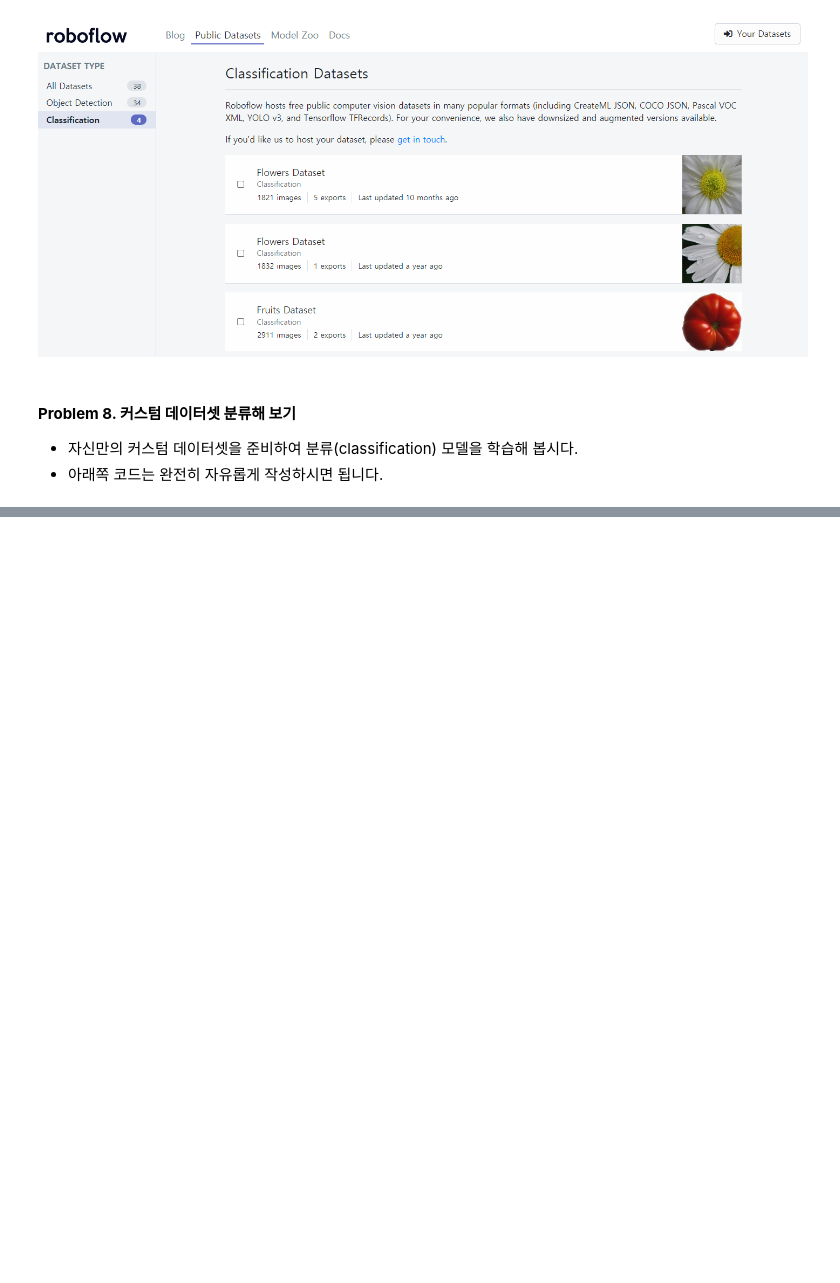
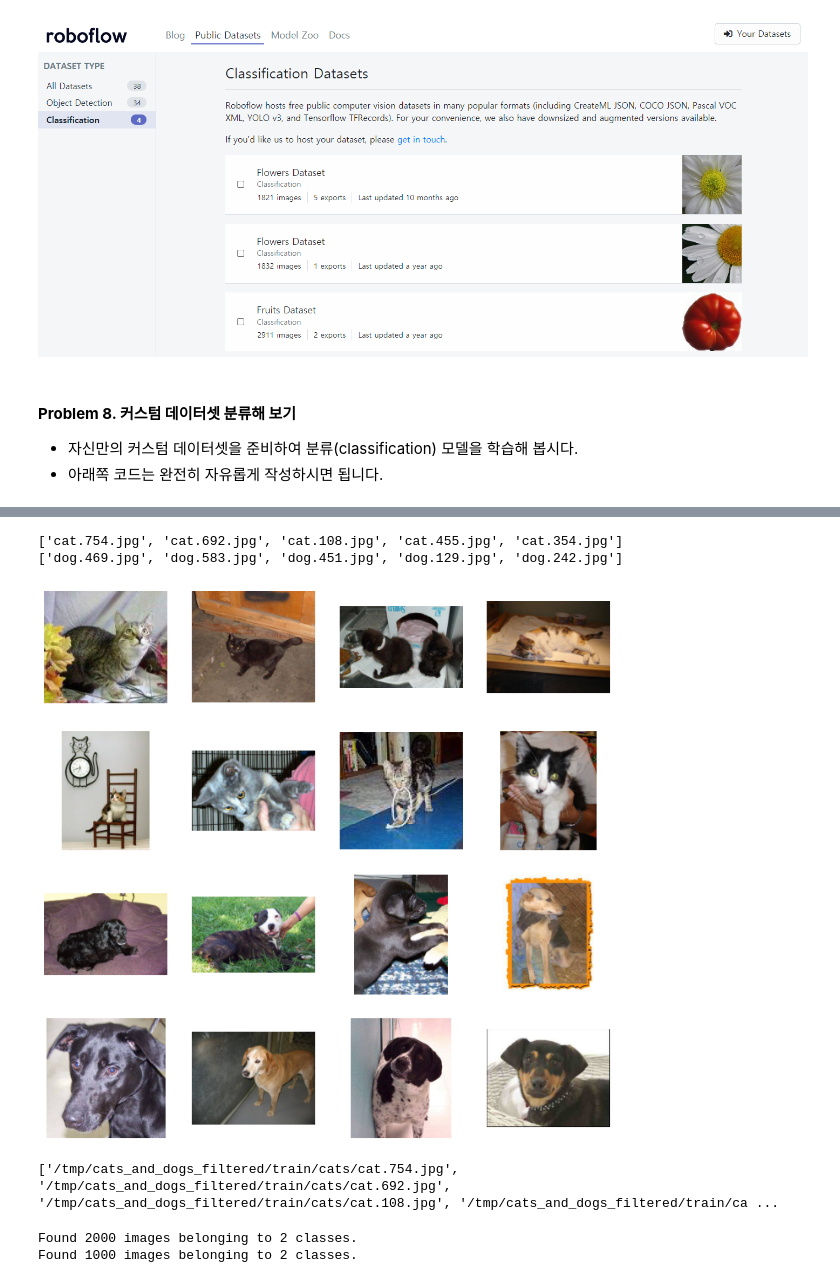
Before and after one commit to cestclaire/image_classification, a Jupyter notebook: _실전_프로젝트__기본적인_기계학습_알고리즘을_활용한_풍경_Scene__이미지_분류__문제지_.ipynb, the cells around one changed output, grey strips where cells are left out. Cells and saved outputs as stored; diff of their text form; code cells hidden in the pictures; blank space fills up the shorter version.

```diff
--- a/_실전_프로젝트__기본적인_기계학습_알고리즘을_활용한_풍경_Scene__이미지_분류__문제지_.ipynb
+++ b/_실전_프로젝트__기본적인_기계학습_알고리즘을_활용한_풍경_Scene__이미지_분류__문제지_.ipynb
@@ -905,0 +950,58 @@ WARNING:matplotlib.image:Clipping input data to the valid range for imshow with
+# %%
+train_cat_fnames = os.listdir(train_cats_dir)
+train_dog_fnames = os.listdir(train_dogs_dir)
+
+print(train_cat_fnames[:5]) # ['cat.464.jpg', 'cat.870.jpg', 'cat.283.jpg', 'cat.883.jpg', 'cat.463.jpg']
+print(train_dog_fnames[:5]) # ['dog.451.jpg', 'dog.115.jpg', 'dog.466.jpg', 'dog.902.jpg', 'dog.839.jpg']
+# %% [output]
+['cat.754.jpg', 'cat.692.jpg', 'cat.108.jpg', 'cat.455.jpg', 'cat.354.jpg']
+['dog.469.jpg', 'dog.583.jpg', 'dog.451.jpg', 'dog.129.jpg', 'dog.242.jpg']
+# %%
+import matplotlib.image as mpimg
+import matplotlib.pyplot as plt
+
+%matplotlib inline
+
+nrows, ncols = 4, 4
+pic_index = 0
+
+fig = plt.gcf()
+fig.set_size_inches(ncols*3, nrows*3)
+
+pic_index+=8
+
+next_cat_pix = [os.path.join(train_cats_dir, fname)
+                for fname in train_cat_fnames[ pic_index-8:pic_index]]
+
+next_dog_pix = [os.path.join(train_dogs_dir, fname)
+                for fname in train_dog_fnames[ pic_index-8:pic_index]]
+
+for i, img_path in enumerate(next_cat_pix+next_dog_pix):
+  sp = plt.subplot(nrows, ncols, i + 1)
+  sp.axis('Off')
+
+  img = mpimg.imread(img_path)
+  plt.imshow(img)
+
+plt.show()
+print(next_cat_pix) # ['/tmp/cats_and_dogs_filtered/train/cats/cat.464.jpg', '/tmp/cats_and_dogs_filtered/train/cats/cat.870.jpg',
+# %% [output]
+[figure, added]
+['/tmp/cats_and_dogs_filtered/train/cats/cat.754.jpg', '/tmp/cats_and_dogs_filtered/train/cats/cat.692.jpg', '/tmp/cats_and_dogs_filtered/train/cats/cat.108.jpg', '/tmp/cats_and_dogs_filtered/train/ca ...
+# %%
+from tensorflow.keras.preprocessing.image import ImageDataGenerator
+
+train_datagen = ImageDataGenerator( rescale = 1.0/255. )
+test_datagen  = ImageDataGenerator( rescale = 1.0/255. )
+
+train_generator = train_datagen.flow_from_directory(train_dir,
+                                                  batch_size=20,
+                                                  class_mode='binary',
+                                                  target_size=(150, 150))
+validation_generator =  test_datagen.flow_from_directory(validation_dir,
+                                                       batch_size=20,
+                                                       class_mode  = 'binary',
+                                                       target_size = (150, 150))
+# %% [output]
+Found 2000 images belonging to 2 classes.
+Found 1000 images belonging to 2 classes.
```
Also changed, not shown: parts of 15 cells of this notebook.
